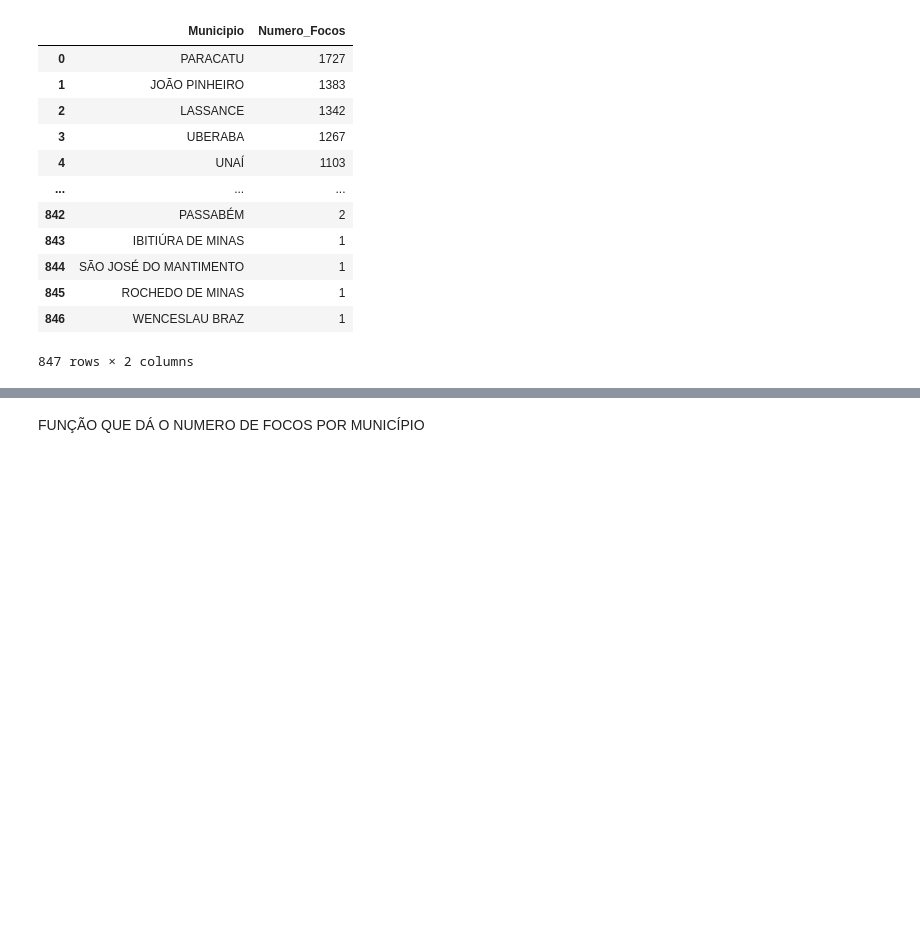
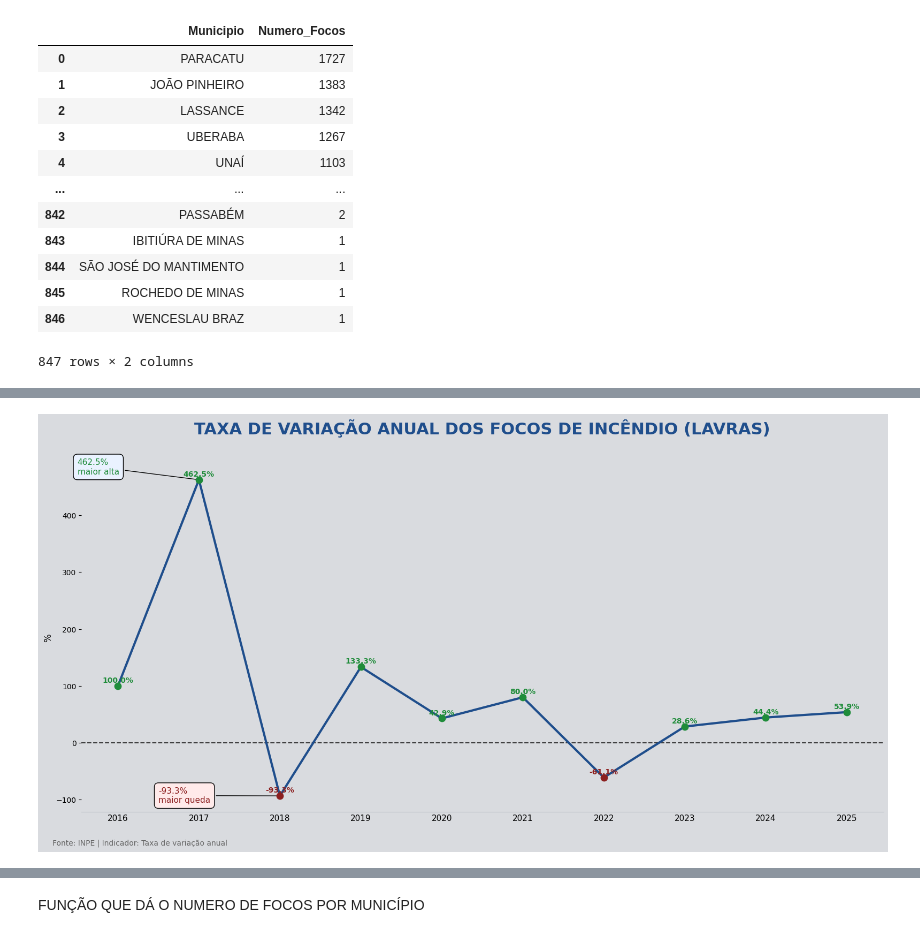
Before and after one commit to jvrezendem/analiseIncendioBR, a Jupyter notebook: notebooks/serieHistorica.ipynb, the cells around one changed output, grey strips where cells are left out. Cells and saved outputs as stored; diff of their text form; code cells hidden in the pictures; blank space fills up the shorter version.

Commit message:
feat: adição de um indicador de sistema e melhoria nas visualizações

```diff
--- a/notebooks/serieHistorica.ipynb
+++ b/notebooks/serieHistorica.ipynb
@@ -66,0 +267,8 @@ plt.show()
+# %%
+database = pd.read_csv("../data/processed/numero_focos_mg_ref_2015-2025.csv", sep=",")
+
+#indicador de taxa de variacao anual do numero de focos de incendio
+database["Taxa de Variação Anual (%)"] = (database["Numero de Focos"].pct_change() * 100).round(2)
+database = database.drop("Unnamed: 0", axis=1)
+
+database.head(11)
@@ -157,0 +525,19 @@ dataMunicipiosMG.head(850)
+# %%
+def separarPorMunicipioPorAno(municipio, dataset_path):
+
+    #Separando por municipio
+    dataset = pd.read_csv(dataset_path, sep=",")
+    dataset = dataset[dataset["municipio"] == municipio.upper()].reset_index()
+
+    #Separando por ano
+    dataset["data_pas"] = pd.to_datetime(dataset["data_pas"])
+    dataset["Ano"] = dataset["data_pas"].dt.year
+    dataset = dataset.drop(["index", "data_pas", "municipio"], axis=1)
+    dataset = dataset.groupby("Ano").size().reset_index(name="Numero_Focos")
+
+    dataset["Taxa de Variação Anual (%)"] = (dataset["Numero_Focos"].pct_change() * 100).round(2)
+
+    return dataset
+# %%
+dataset = separarPorMunicipioPorAno("Lavras", "../data/processed/focos_mg_ref_2015-2025.csv")
+dataset.head()
@@ -157,0 +677,4 @@ dataMunicipiosMG.head(850)
+# %%
+graficoSerieHistorica("Lavras")
+# %% [output]
+[figure, added]
```
Also changed, not shown: parts of 13 cells of this notebook.
